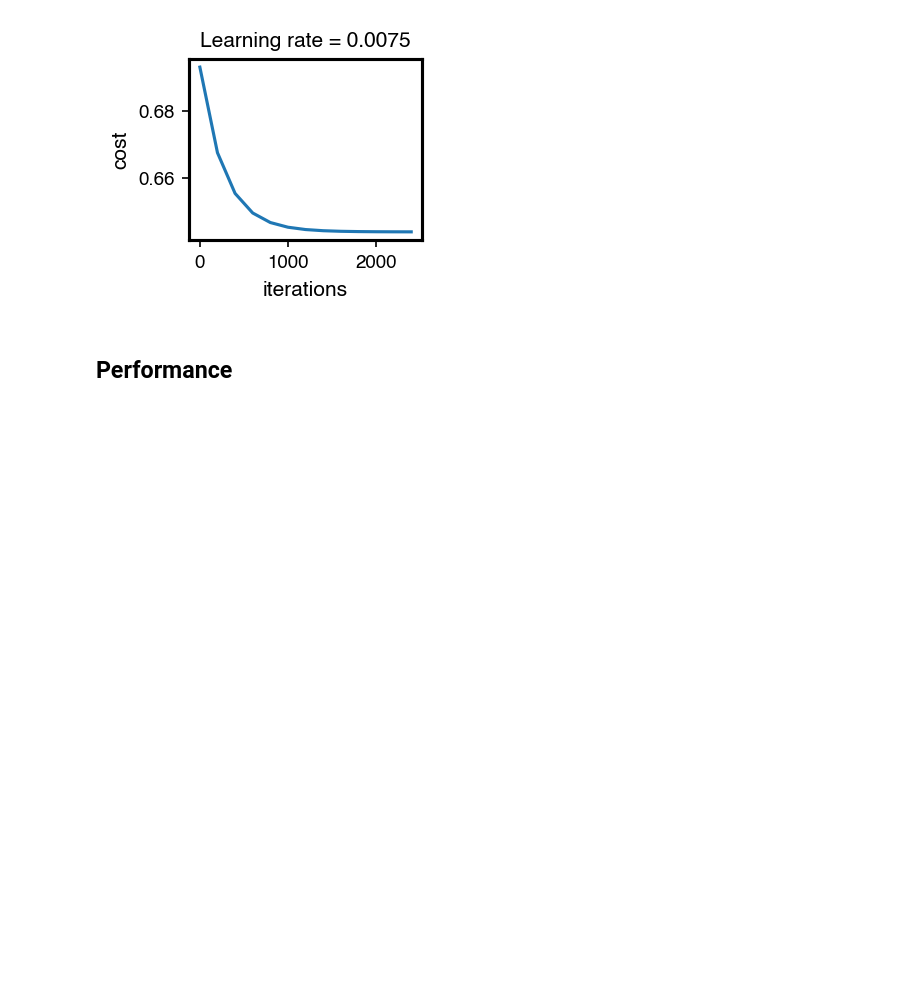
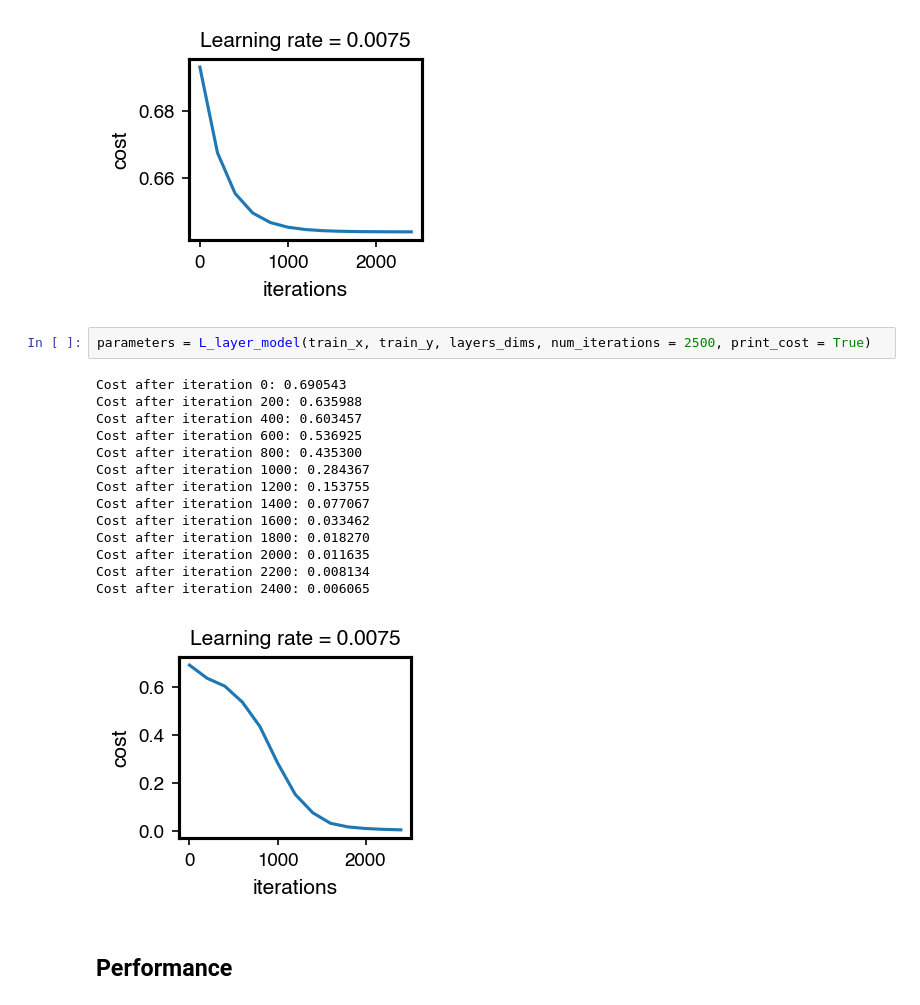
Before and after one commit to LucaPapariello/Cats_classifier, a Jupyter notebook: NN_cats_classifier.ipynb, the cells around one changed output. Cells and saved outputs as stored; diff of their text form; blank space fills up the shorter version.

Commit message:
Implement the Xavier initialization of the weights.
The old random initialization, leading to poor performance
on the training set, is replaced by a Xavier initialization
giving much better results.

```diff
--- a/NN_cats_classifier.ipynb
+++ b/NN_cats_classifier.ipynb
@@ -159,6 +159,23 @@ Cost after iteration 2000: 0.644019
 Cost after iteration 2200: 0.643997
 Cost after iteration 2400: 0.643985
 [figure]
+# %%
+parameters = L_layer_model(train_x, train_y, layers_dims, num_iterations = 2500, print_cost = True)
+# %% [output]
+Cost after iteration 0: 0.690543
+Cost after iteration 200: 0.635988
+Cost after iteration 400: 0.603457
+Cost after iteration 600: 0.536925
+Cost after iteration 800: 0.435300
+Cost after iteration 1000: 0.284367
+Cost after iteration 1200: 0.153755
+Cost after iteration 1400: 0.077067
+Cost after iteration 1600: 0.033462
+Cost after iteration 1800: 0.018270
+Cost after iteration 2000: 0.011635
+Cost after iteration 2200: 0.008134
+Cost after iteration 2400: 0.006065
+[figure, added]
 # %% [markdown]
 ## Performance
 # %% [markdown]
```
Also changed, not shown: parts of 2 cells of this notebook, 1 other file.
